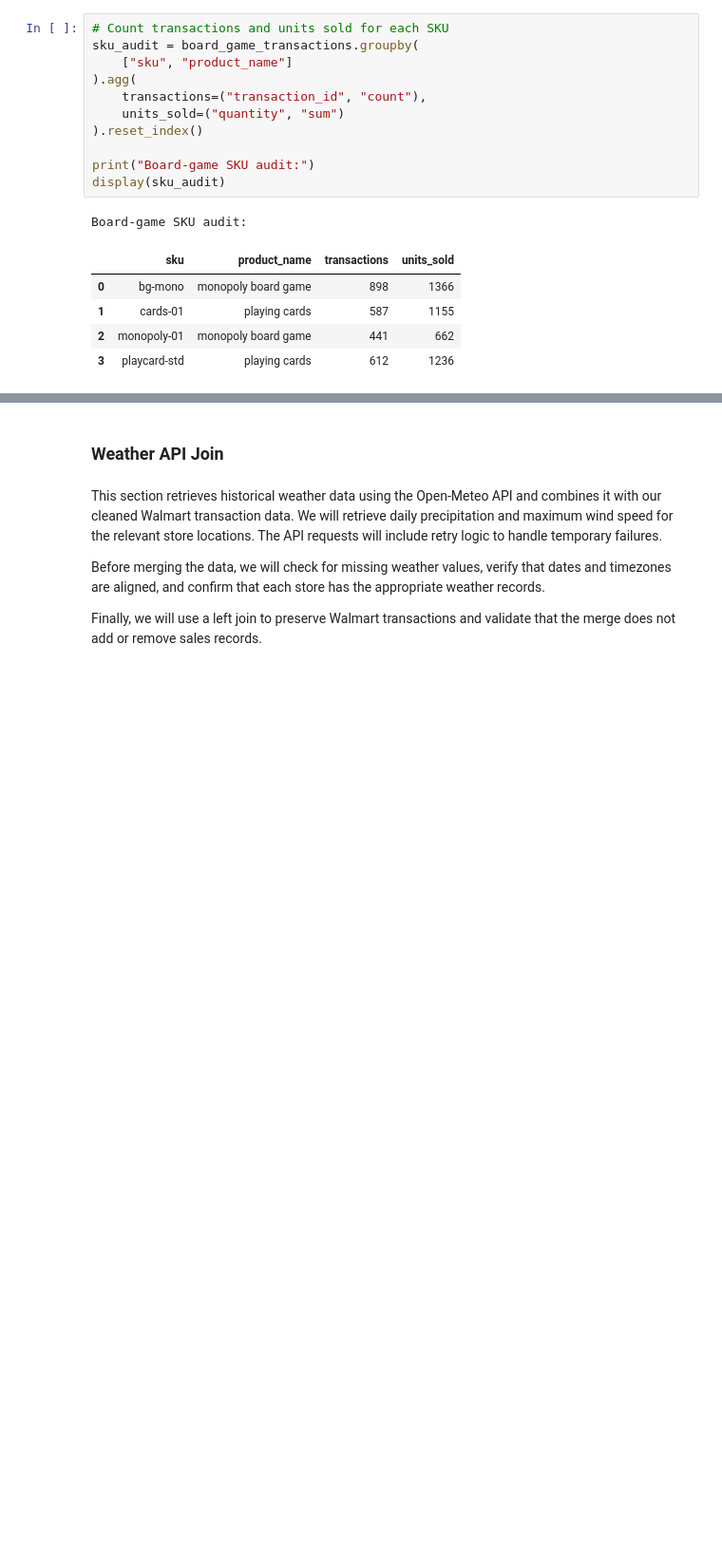
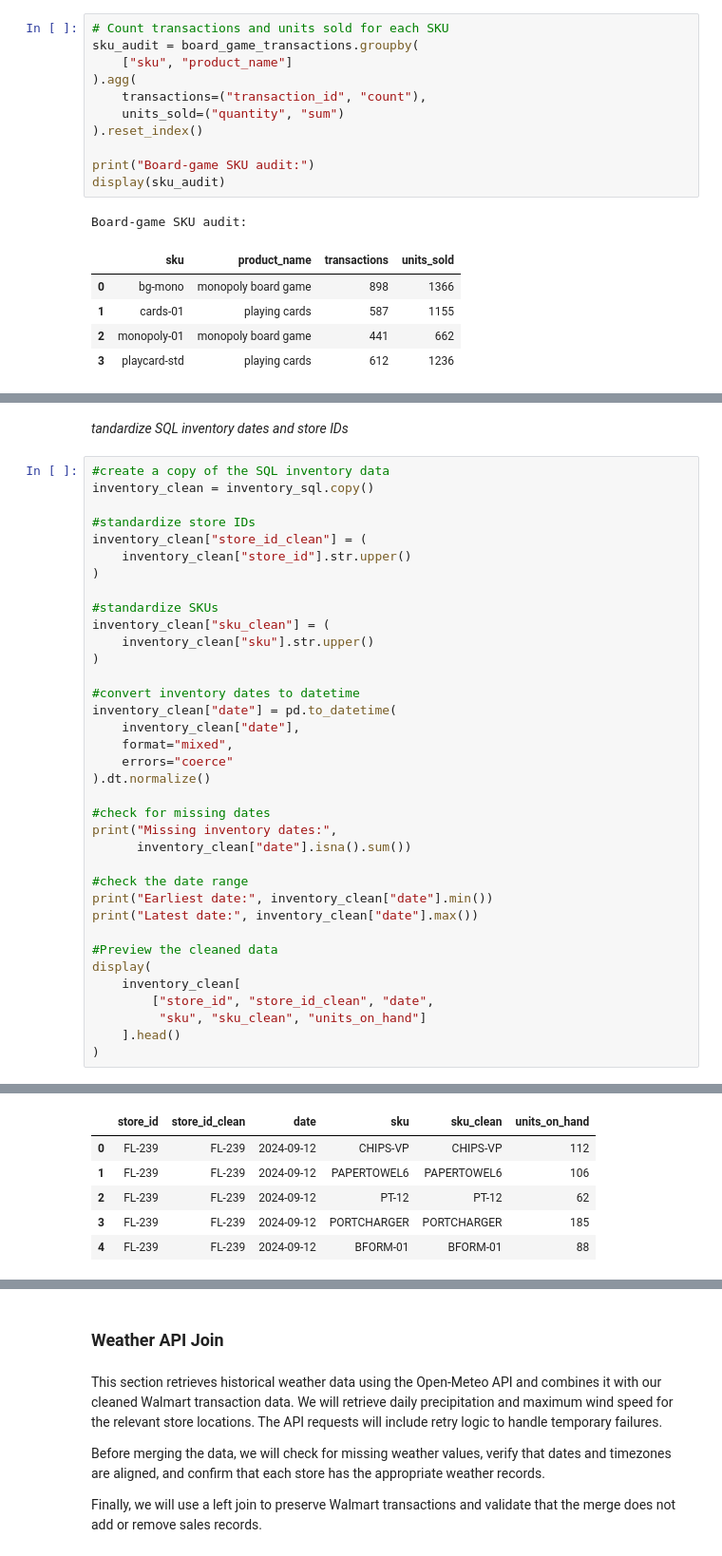
Before and after one commit to raffaellaalpaca-ai/walmart-hurricane-project, a Jupyter notebook: Walmart_Midterm_Notebook_(DS_2002).ipynb, the cells around one changed output, grey strips where cells are left out. Shown at 95% size. Cells and saved outputs as stored; diff of their text form; blank space fills up the shorter version.

Commit message:
Joining transactions with SQL inventory

```diff
--- a/Walmart_Midterm_Notebook_(DS_2002).ipynb
+++ b/Walmart_Midterm_Notebook_(DS_2002).ipynb
@@ -1580,0 +1650,39 @@ Board-game SKU audit:
+# %% [markdown]
+*tandardize SQL inventory dates and store IDs*
+# %%
+#create a copy of the SQL inventory data
+inventory_clean = inventory_sql.copy()
+
+#standardize store IDs
+inventory_clean["store_id_clean"] = (
+    inventory_clean["store_id"].str.upper()
+)
+
+#standardize SKUs
+inventory_clean["sku_clean"] = (
+    inventory_clean["sku"].str.upper()
+)
+
+#convert inventory dates to datetime
+inventory_clean["date"] = pd.to_datetime(
+    inventory_clean["date"],
+    format="mixed",
+    errors="coerce"
+).dt.normalize()
+
+#check for missing dates
+print("Missing inventory dates:",
+      inventory_clean["date"].isna().sum())
+
+#check the date range
+print("Earliest date:", inventory_clean["date"].min())
+print("Latest date:", inventory_clean["date"].max())
+
+#Preview the cleaned data
+display(
+    inventory_clean[
+        ["store_id", "store_id_clean", "date",
+         "sku", "sku_clean", "units_on_hand"]
+    ].head()
+)
+# %% [output]
@@ -1580,0 +1692,6 @@ Board-game SKU audit:
+|  | store_id | store_id_clean | date | sku | sku_clean | units_on_hand |
+| 0 | FL-239 | FL-239 | 2024-09-12 | CHIPS-VP | CHIPS-VP | 112 |
+| 1 | FL-239 | FL-239 | 2024-09-12 | PAPERTOWEL6 | PAPERTOWEL6 | 106 |
+| 2 | FL-239 | FL-239 | 2024-09-12 | PT-12 | PT-12 | 62 |
+| 3 | FL-239 | FL-239 | 2024-09-12 | PORTCHARGER | PORTCHARGER | 185 |
+| 4 | FL-239 | FL-239 | 2024-09-12 | BFORM-01 | BFORM-01 | 88 |
```
Also changed, not shown: parts of 7 cells of this notebook.
